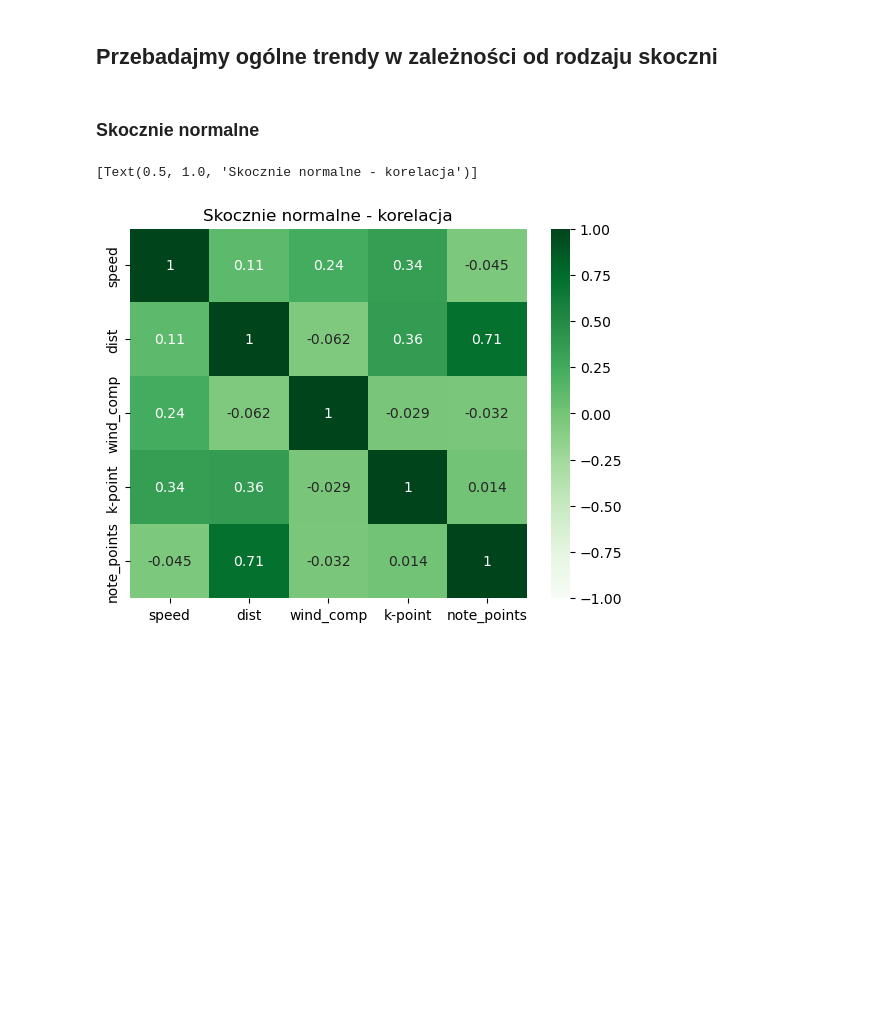
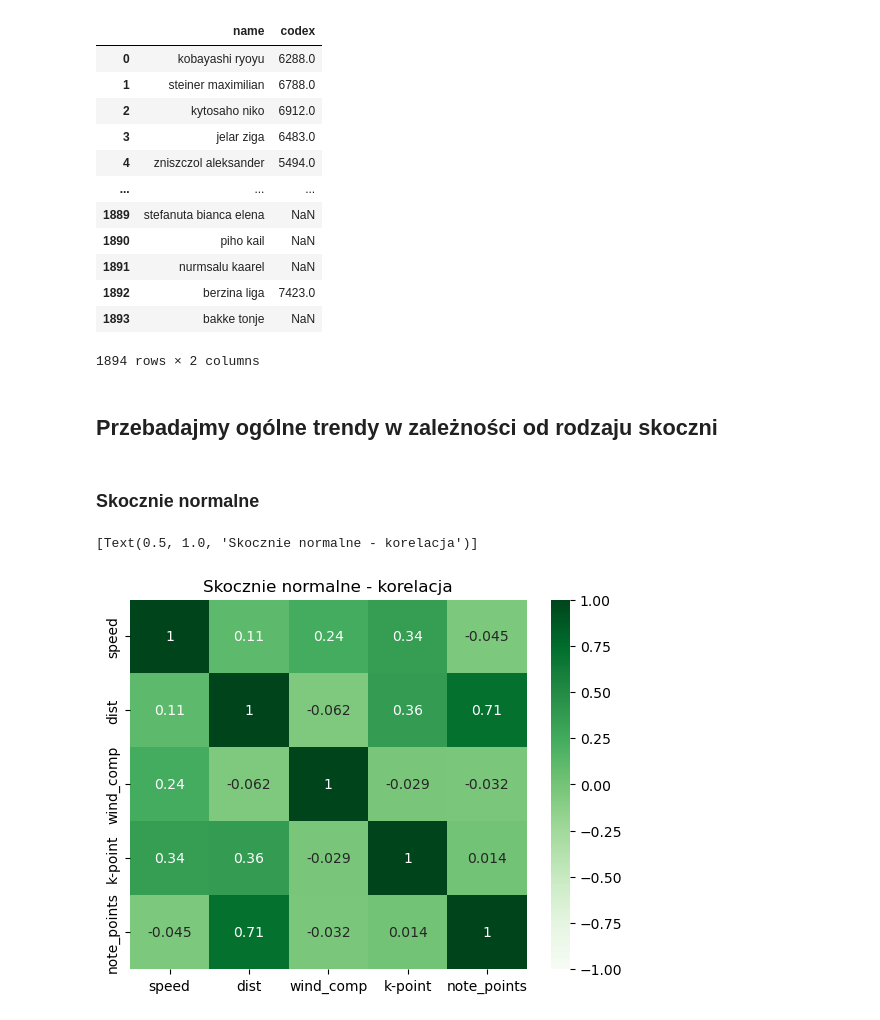
Before and after one commit to jakub-milasz/ski_jumping_analysis, a Jupyter notebook: ski_jumping.ipynb, the cells around one changed output. Cells and saved outputs as stored; diff of their text form; code cells hidden in the pictures; blank space fills up the shorter version.

```diff
--- a/ski_jumping.ipynb
+++ b/ski_jumping.ipynb
@@ -9,3 +9,19 @@ names = pd.read_csv("data/all_names.csv")
 ratings = pd.read_csv("data/all_ratings.csv")
 results = pd.read_csv("data/all_results.csv")
 stats = pd.read_csv("data/all_stats.csv")
+# %%
+names
+# %% [output]
+|  | name | codex |
+| 0 | kobayashi ryoyu | 6288.0 |
+| 1 | steiner maximilian | 6788.0 |
+| 2 | kytosaho niko | 6912.0 |
+| 3 | jelar ziga | 6483.0 |
+| 4 | zniszczol aleksander | 5494.0 |
+| ... | ... | ... |
+| 1889 | stefanuta bianca elena | NaN |
+| 1890 | piho kail | NaN |
+| 1891 | nurmsalu kaarel | NaN |
+| 1892 | berzina liga | 7423.0 |
+| 1893 | bakke tonje | NaN |
+1894 rows × 2 columns
```
Also changed, not shown: parts of 12 cells of this notebook.
